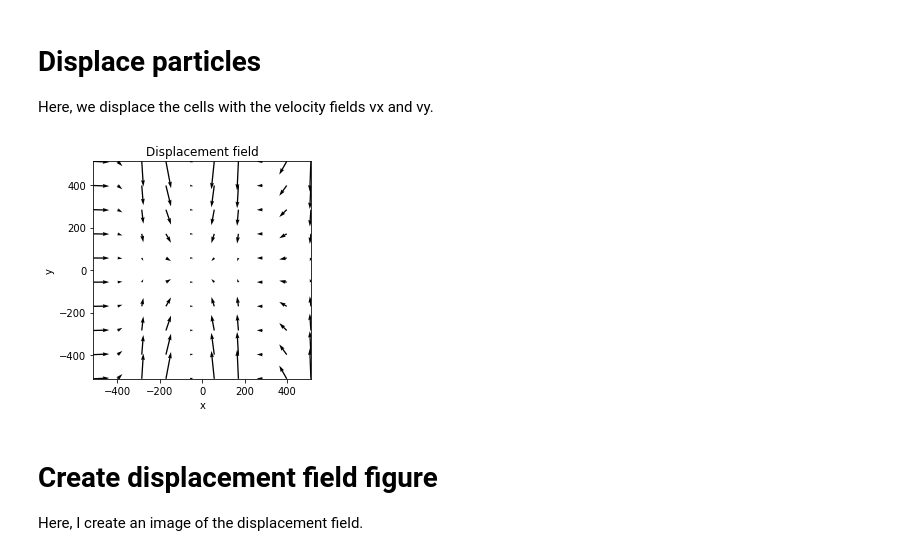
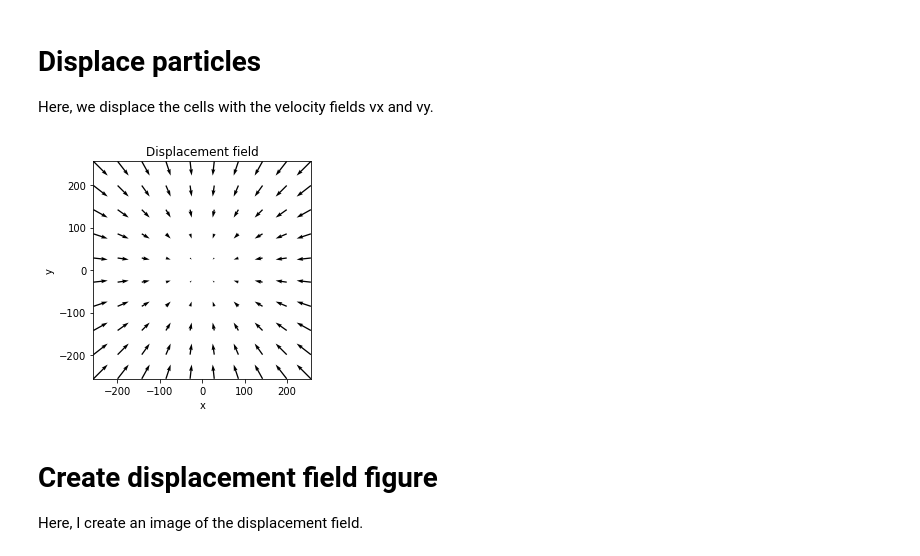
Before and after one commit to rg314/pytraction, a Jupyter notebook: scripts/in_silico_data.ipynb, the cells around one changed output. Drawn from its saved outputs; the diff is of its cells as text; code cells hidden in the pictures.

```diff
--- a/scripts/in_silico_data.ipynb
+++ b/scripts/in_silico_data.ipynb
@@ -9,65 +9,66 @@ Note: you may need to restart the kernel to use updated packages.
 # Parameters
 # %%
 NoParticles = 1000;       # Number of particles in the system
-xsize = 1024;            # Pixel size of the binary image in the x direction, no should be even
-ysize = 1024;            # Pixel size of the binary image in the y direction, no should be even
+xsize = 512;            # Pixel size of the binary image in the x direction, no should be even
+ysize = 512;            # Pixel size of the binary image in the y direction, no should be even
 Binaryframewidth = 100;  # Frame around binary image without any cells
 dt = 2;                  # Time step of the displacement
 Particleradius = 5;      # Radius of the particles in the binary image before Gaussian Blurring and noise addition
 Gaussianwidth = 3;       # Standard deviation for Gaussian kernel in px
 Noise_std = 70;          # Standard deviation of the noise
+width = 100
 # %% [markdown]
 # Create particles
 Here, we generate N particles randomly and homogeneously distributed in the 2d space.
 # %%
 import numpy as np
 Particles_Pos = np.random.rand(NoParticles,2)
-Particles_Pos[:, 0] = (Particles_Pos[:,0] -0.5) * (xsize - 200)
-Particles_Pos[:, 1] = (Particles_Pos[:,1] -0.5) * (ysize - 200)
+Particles_Pos[:, 0] = (Particles_Pos[:,0] -0.5) * (xsize - width)
+Particles_Pos[:, 1] = (Particles_Pos[:,1] -0.5) * (ysize - width)
 # %% [markdown]
 # Generate velocity field
 Right now I use a field that attracts the cells to the point (0,0) with the potential V ~ x^2 + y^2. Change vx and vy for other types of displacements, for example rotation around (0,0).
 # %%
-# def velocityx(x, y):
-#   return -(5 * 2 / xsize) * x; # Alternatively one can use (20 * 2 / xsize) * y
-# def velocityy(x, y):
-#   return -(5 * 2 / ysize) * y; # Alternatively one can use -(20 * 2 / ysize) * x
+def velocityx(x, y):
+  return -(5 * 2 / xsize) * x; # Alternatively one can use (20 * 2 / xsize) * y
+def velocityy(x, y):
+  return -(5 * 2 / ysize) * y; # Alternatively one can use -(20 * 2 / ysize) * x
 # %% [markdown]
 # Displace particles
 Here, we displace the cells with the velocity fields vx and vy.
 # %%
 def velocityx(x, y):
-  return -(5 * 2 / xsize) * x *np.random.rand(x.shape[0]); # Alternatively one can use (20 * 2 / xsize) * y
+  return -(5 * 2 / xsize) * x; # Alternatively one can use (20 * 2 / xsize) * y
 def velocityy(x, y):
-  return -(5 * 2 / ysize) * y * np.random.rand(y.shape[0]); # Alternatively one can use -(20 * 2 / ysize) * x
+  return -(5 * 2 / ysize) * y; # Alternatively one can use -(20 * 2 / ysize) * x
 
 import numpy as np
 import matplotlib.pyplot as plt
 # Velocities
 vx = velocityx(Particles_Pos[:,0], Particles_Pos[:,1])
 vy = velocityy(Particles_Pos[:,0], Particles_Pos[:,1])
 # Apply velocity fields to particles
 New_Particles_Pos = Particles_Pos * 0;
 New_Particles_Pos[:,0] = Particles_Pos[:,0] + vx * dt
 New_Particles_Pos[:,1] = Particles_Pos[:,1] + vy * dt
 
 
 # Create Displacement field image
 x,y = np.meshgrid(np.linspace(-xsize/2,xsize/2,10),np.linspace(-ysize/2,ysize/2,10))
 vx = dt * velocityx(x,y)
 vy = dt * velocityy(x,y)
 fig = plt.figure()
 ax = fig.add_subplot(111)
 plt.quiver(x,y,vx,vy, angles='xy', scale_units='xy')
 ax.set_aspect('equal')
 plt.xlim([-xsize/2, xsize/2])
 plt.ylim([-ysize/2, ysize/2])
 plt.title("Displacement field")
 plt.xlabel("x")
 plt.ylabel("y")
 plt.savefig('DirectionalField.png', dpi=300)
 # %% [output]
-[figure, old version]
+[figure, new version]
 # %% [markdown]
 # Create displacement field figure
 Here, I create an image of the displacement field.
```
Also changed, not shown: parts of 13 cells of this notebook, 4 other files.
